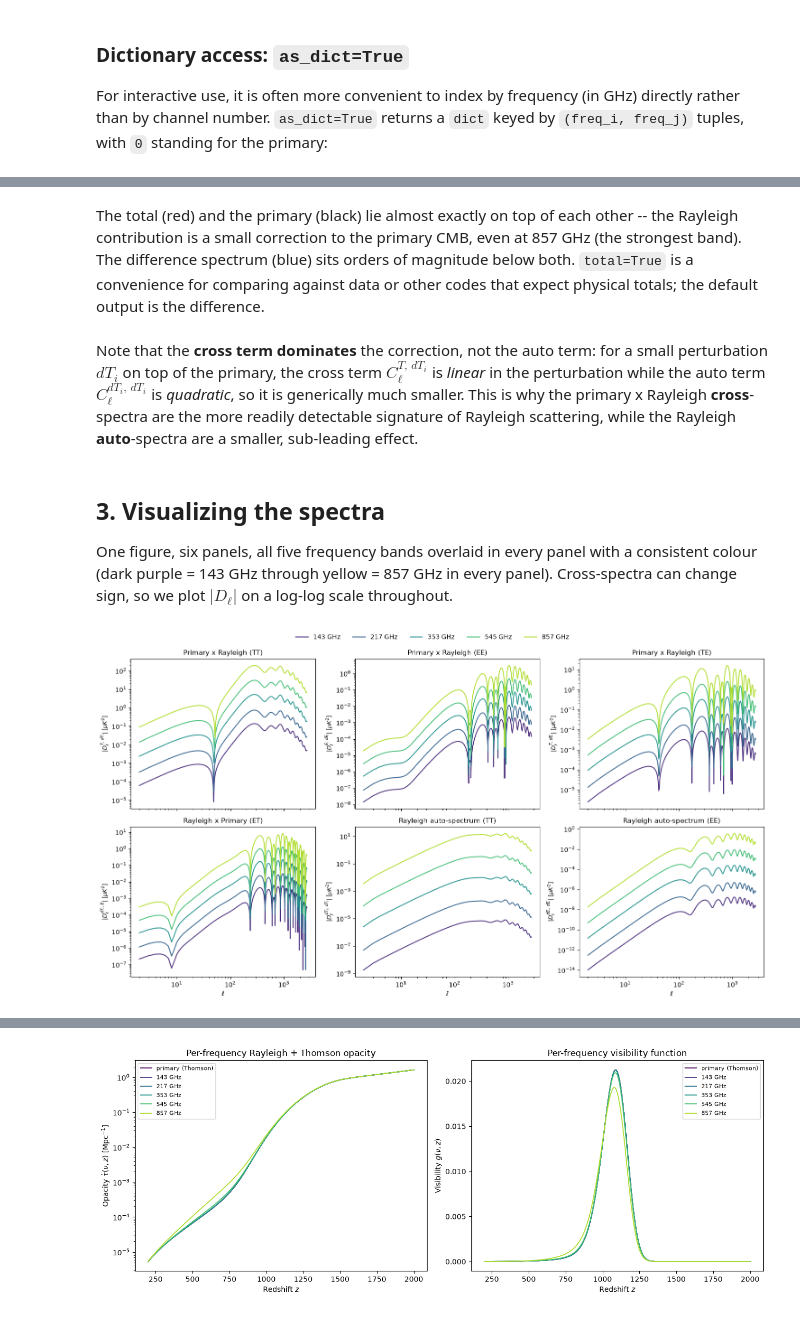
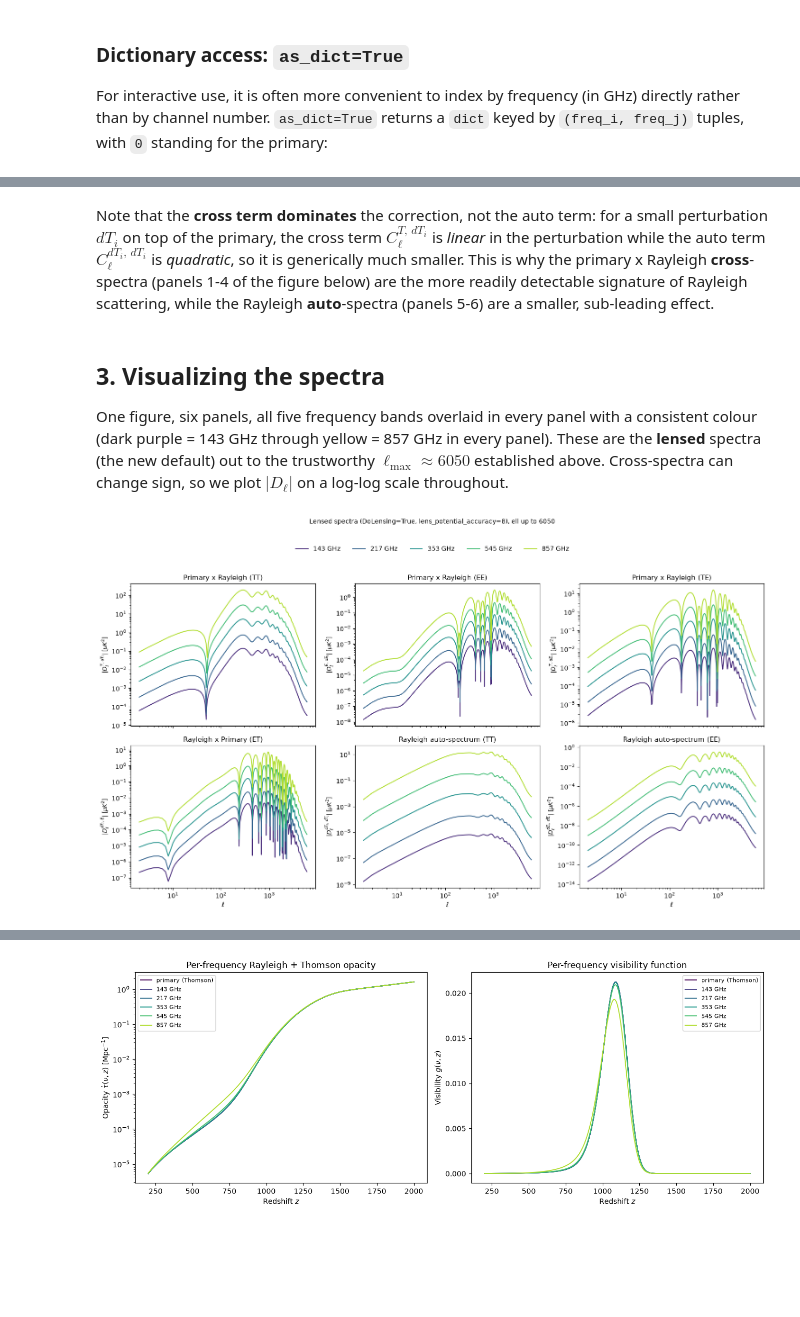
Before and after one commit to Kwanit/CAMB-Rayleigh, a Jupyter notebook: Tutorial.ipynb, the cells around one changed output, grey strips where cells are left out. Saved outputs shown, nothing was run; the diff lists cells and outputs as text; code cells hidden in the pictures; blank space fills up the shorter version.

Commit message:
Added Lensing to Rayleigh Cls, updated Tutorial.ipynb

```diff
--- a/Tutorial.ipynb
+++ b/Tutorial.ipynb
@@ -122,11 +207,14 @@ Use `total=True` (below) if you want the physical total instead.
 # %%
-cls = results.get_rayleigh_cls(CMB_unit="muK")
+cls = results.get_rayleigh_cls(
+    lmax=lmax_lensed_trustworthy, CMB_unit="muK", raw_cl=False, as_dict=False, total=False, lensed=True
+)
 ell = np.arange(cls.shape[2])
 
 print("array shape:", cls.shape, " = (n_ch, n_ch, lmax+1, 4)")
 print("n_ch =", cls.shape[0], "= 1 primary +", len(freqs), "Rayleigh bands")
 print()
-print("cls[0, 0, 100, 0]  -- primary TT at ell=100:          ", cls[0, 0, 100, 0])
-print("cls[0, 5, 100, 0]  -- primary x 857 GHz (difference):  ", cls[0, 5, 100, 0])
-print("cls[5, 5, 100, 0]  -- 857 GHz Rayleigh auto-spectrum:  ", cls[5, 5, 100, 0])
+print("cls[0, 0, 100, 0]  -- lensed primary TT at ell=100:          ", cls[0, 0, 100, 0])
+print("cls[0, 5, 100, 0]  -- lensed primary x 857 GHz (difference): ", cls[0, 5, 100, 0])
+print("cls[5, 5, 100, 0]  -- lensed 857 GHz Rayleigh auto-spectrum: ", cls[5, 5, 100, 0])
+print("cls[0, 0, 3000, 2] -- lensed primary BB at ell=3000 (0 unlensed, nonzero lensed):", cls[0, 0, 3000, 2])
 # %% [output]
@@ -207,16 +331,0 @@ Manual reconstruction matches total: True
-# %%
-i857 = freqs.index(857) + 1
-
-fig, ax = plt.subplots(figsize=(8, 6))
-ax.plot(ell[2:], np.abs(cls[0, 0, 2:, 0]), color="k", label=r"primary $C_\ell^{TT}$")
-ax.plot(ell[2:], np.abs(cls_total[i857, i857, 2:, 0]), color="C3", label=r"total $C_\ell^{T_{857}T_{857}}$")
-ax.plot(ell[2:], np.abs(cls[0, i857, 2:, 0]), color="C2", label=r"cross $C_\ell^{T \times dT_{857}}$")
-ax.plot(ell[2:], np.abs(cls[i857, i857, 2:, 0]), color="C0", label=r"difference $C_\ell^{dT_{857}dT_{857}}$")
-ax.set_xscale("log")
-ax.set_yscale("log")
-ax.set_xlabel(r"$\ell$")
-ax.set_ylabel(r"$|D_\ell|$  [$\mu K^2$]")
-ax.set_title("857 GHz: total vs primary vs difference (TT)")
-ax.legend()
-fig.tight_layout()
-plt.show()
@@ -225,22 +332,18 @@ plt.show()
-# %% [markdown]
-The total (red) and the primary (black) lie almost exactly on top of each other -- the
-Rayleigh contribution is a small correction to the primary CMB, even at 857 GHz (the
-strongest band). The difference spectrum (blue) sits orders of magnitude below both.
-`total=True` is a convenience for comparing against data or other codes that expect
-physical totals; the default output is the difference.
 # %% [markdown]
 Note that the **cross term dominates** the correction, not the auto term: for a small
 perturbation $dT_i$ on top of the primary, the cross term $C_\ell^{T,\,dT_i}$ is *linear*
 in the perturbation while the auto term $C_\ell^{dT_i,\,dT_i}$ is *quadratic*, so it is
-generically much smaller. This is why the primary x Rayleigh **cross**-spectra are the
-more readily detectable signature of Rayleigh scattering, while the Rayleigh
-**auto**-spectra are a smaller, sub-leading effect.
+generically much smaller. This is why the primary x Rayleigh **cross**-spectra (panels 1-4
+of the figure below) are the more readily detectable signature of Rayleigh scattering, while
+the Rayleigh **auto**-spectra (panels 5-6) are a smaller, sub-leading effect.
 # %% [markdown]
 ## 3. Visualizing the spectra
 
 One figure, six panels, all five frequency bands overlaid in every panel with a consistent
-colour (dark purple = 143 GHz through yellow = 857 GHz in every panel). Cross-spectra can
-change sign, so we plot $|D_\ell|$ on a log-log scale throughout.
+colour (dark purple = 143 GHz through yellow = 857 GHz in every panel). These are the
+**lensed** spectra (the new default) out to the trustworthy $\ell_{\max}\approx6050$
+established above. Cross-spectra can change sign, so we plot $|D_\ell|$ on a log-log scale
+throughout.
 # %%
 n_freq = len(freqs)
 colors = plt.cm.viridis(np.linspace(0.12, 0.88, n_freq))
@@ -256,34 +359,39 @@ panels = [
     (
         axes[1, 1],
         "Rayleigh auto-spectrum (TT)",
         r"$|D_\ell^{dT_i,\,dT_i}|$ [$\mu K^2$]",
         lambda i: cls[i + 1, i + 1, 2:, 0],
     ),
     (
         axes[1, 2],
         "Rayleigh auto-spectrum (EE)",
         r"$|D_\ell^{dE_i,\,dE_i}|$ [$\mu K^2$]",
         lambda i: cls[i + 1, i + 1, 2:, 1],
     ),
 ]
 
 for ax, title, ylabel, get_y in panels:
     for i, (freq, color) in enumerate(zip(freqs, colors)):
         ax.plot(ell_plot, np.abs(get_y(i)), color=color, lw=1.4, label=f"{freq:.0f} GHz")
     ax.set_xscale("log")
     ax.set_yscale("log")
     ax.set_title(title, fontsize=11)
     ax.set_ylabel(ylabel, fontsize=9)
 
 for ax in axes[1, :]:
     ax.set_xlabel(r"$\ell$", fontsize=10)
 
 handles, labels = axes[0, 0].get_legend_handles_labels()
 fig.legend(handles, labels, loc="upper center", ncol=n_freq, frameon=False, bbox_to_anchor=(0.5, 1.04), fontsize=10)
+fig.suptitle(
+    f"Lensed spectra (DoLensing=True, lens_potential_accuracy=8), ell up to {lmax_lensed_trustworthy}",
+    y=1.1,
+    fontsize=10,
+)
 fig.tight_layout(rect=(0, 0, 1, 1.0))
 plt.show()
 # %% [output]
-[figure, old version]
+[figure, new version]
 # %% [markdown]
 **What to look for:**
 - **TE vs ET genuinely differ** (top-right vs bottom-left panels): swapping which channel
```
Also changed, not shown: parts of 23 cells of this notebook, 4 other files.
